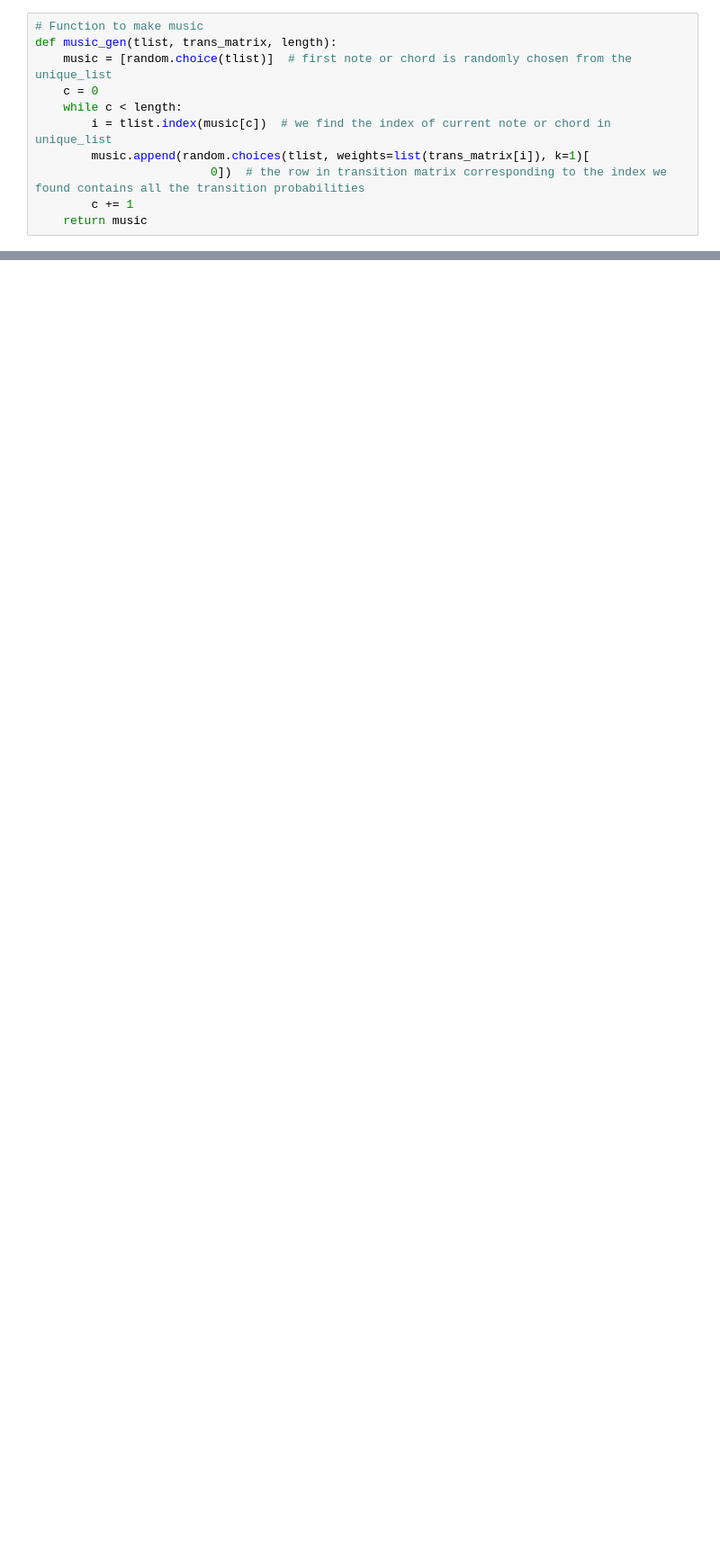
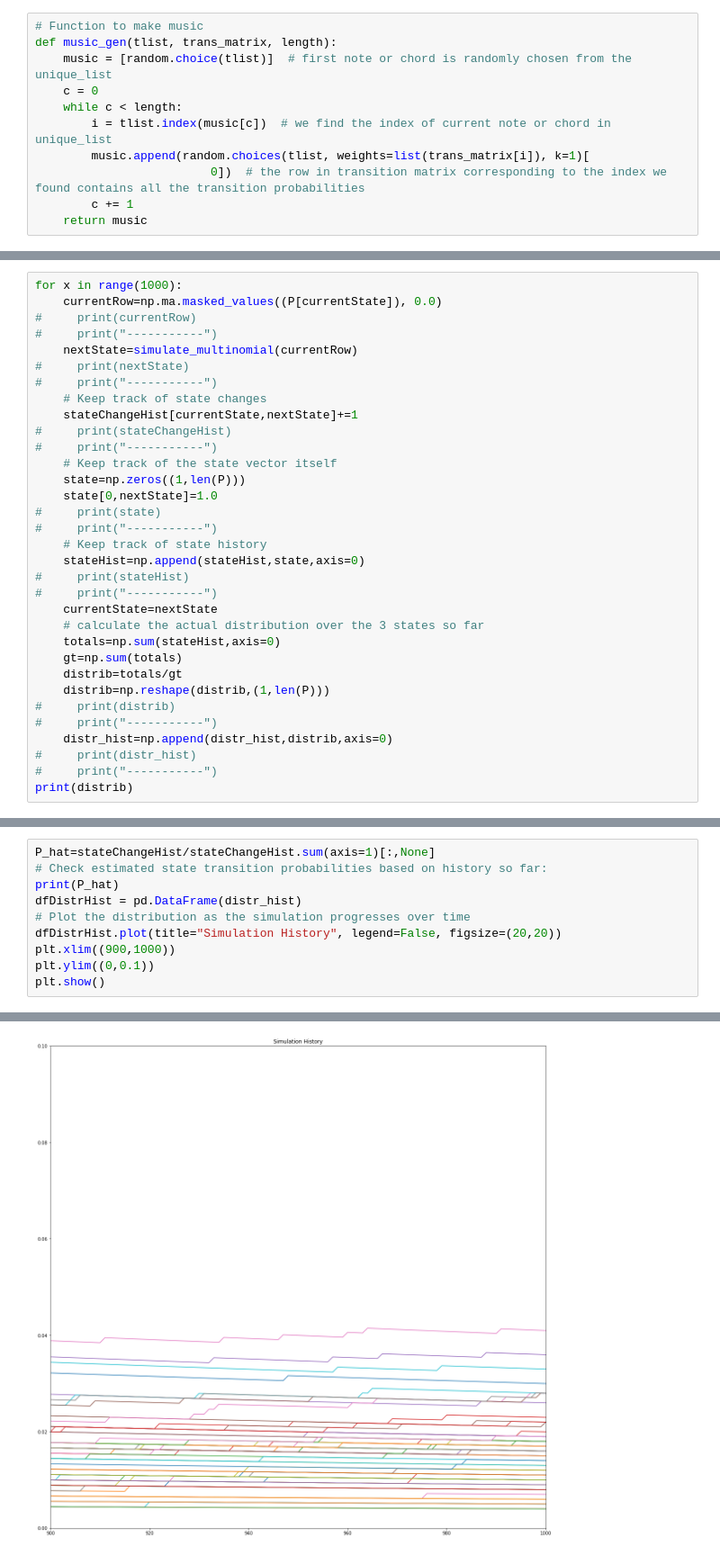
Before and after one commit to SayarGitHub/Markov-Chain, a Jupyter notebook: markov_music.ipynb, the cells around one changed output, grey strips where cells are left out. Shown: that part at 90% size. Drawn from its saved outputs; the diff is of its cells as text; blank space fills up the shorter version.

```diff
--- a/markov_music.ipynb
+++ b/markov_music.ipynb
@@ -201,0 +225,33 @@ df2.to_csv("dist_method_songs.csv")
+# %%
+for x in range(1000):
+    currentRow=np.ma.masked_values((P[currentState]), 0.0)
+#     print(currentRow)
+#     print("-----------")
+    nextState=simulate_multinomial(currentRow)
+#     print(nextState)
+#     print("-----------")
+    # Keep track of state changes
+    stateChangeHist[currentState,nextState]+=1
+#     print(stateChangeHist)
+#     print("-----------")
+    # Keep track of the state vector itself
+    state=np.zeros((1,len(P)))
+    state[0,nextState]=1.0
+#     print(state)
+#     print("-----------")
+    # Keep track of state history
+    stateHist=np.append(stateHist,state,axis=0)
+#     print(stateHist)
+#     print("-----------")
+    currentState=nextState
+    # calculate the actual distribution over the 3 states so far
+    totals=np.sum(stateHist,axis=0)
+    gt=np.sum(totals)
+    distrib=totals/gt
+    distrib=np.reshape(distrib,(1,len(P)))
+#     print(distrib)
+#     print("-----------")
+    distr_hist=np.append(distr_hist,distrib,axis=0)
+#     print(distr_hist)
+#     print("-----------")
+print(distrib)
@@ -201,0 +270,11 @@ df2.to_csv("dist_method_songs.csv")
+# %%
+P_hat=stateChangeHist/stateChangeHist.sum(axis=1)[:,None]
+# Check estimated state transition probabilities based on history so far:
+print(P_hat)
+dfDistrHist = pd.DataFrame(distr_hist)
+# Plot the distribution as the simulation progresses over time
+dfDistrHist.plot(title="Simulation History", legend=False, figsize=(20,20))
+plt.xlim((900,1000))
+plt.ylim((0,0.1))
+plt.show()
+# %% [output]
@@ -201,0 +288 @@ df2.to_csv("dist_method_songs.csv")
+[figure, added]
```
Also changed, not shown: parts of 9 cells of this notebook.
